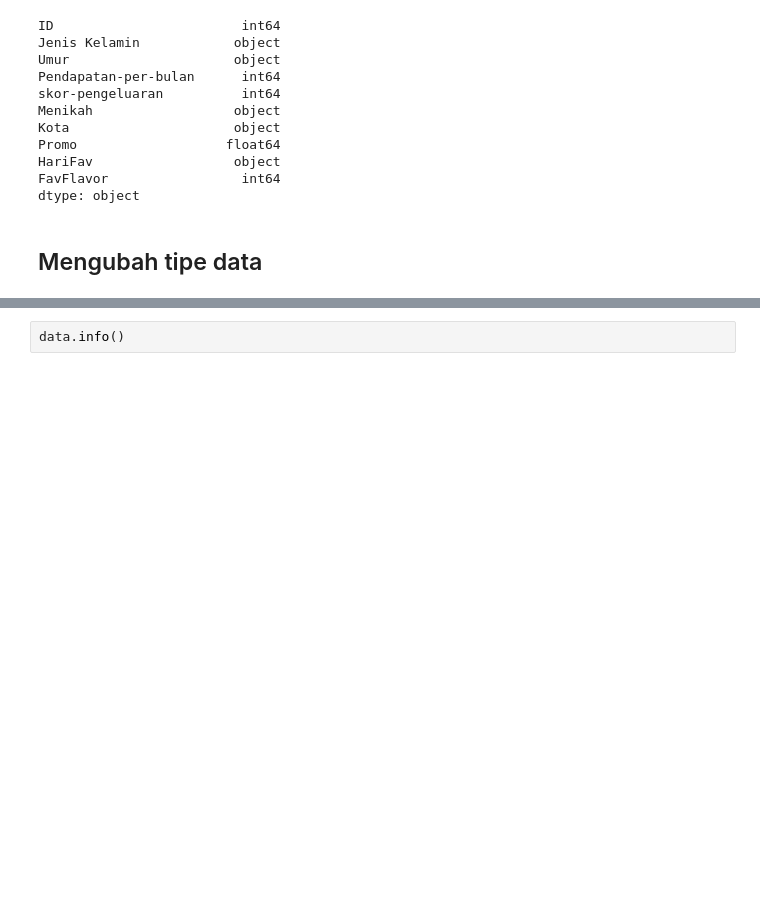
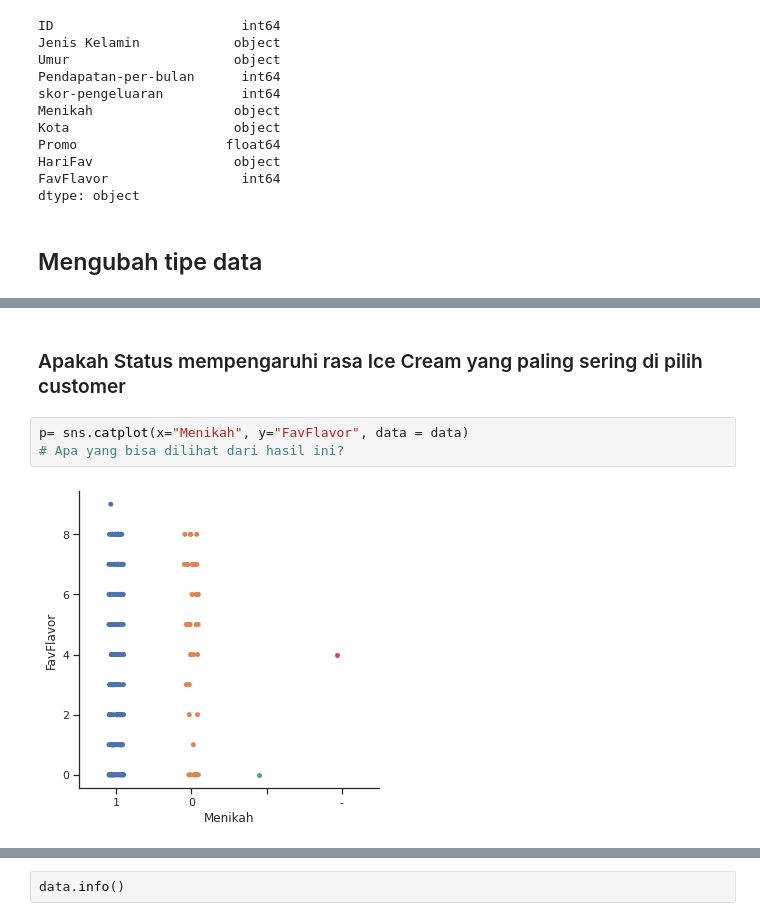
Before and after one commit to Nanasz/Kelompok7-DataMining2, a Jupyter notebook: Kelompok_7.ipynb, the cells around one changed output, grey strips where cells are left out. Saved outputs shown, nothing was run; the diff lists cells and outputs as text; blank space fills up the shorter version.

```diff
--- a/Kelompok_7.ipynb
+++ b/Kelompok_7.ipynb
@@ -255,0 +252,7 @@ fig = sns.boxplot(x = gdcu.wind_speed).set_title('Wind Speed Boxplot')
+# %% [markdown]
+### Apakah Status mempengaruhi rasa Ice Cream yang paling sering di pilih customer
+# %%
+p= sns.catplot(x="Menikah", y="FavFlavor", data = data)
+# Apa yang bisa dilihat dari hasil ini?
+# %% [output]
+[figure, added]
```
Also changed, not shown: parts of 44 cells of this notebook.
